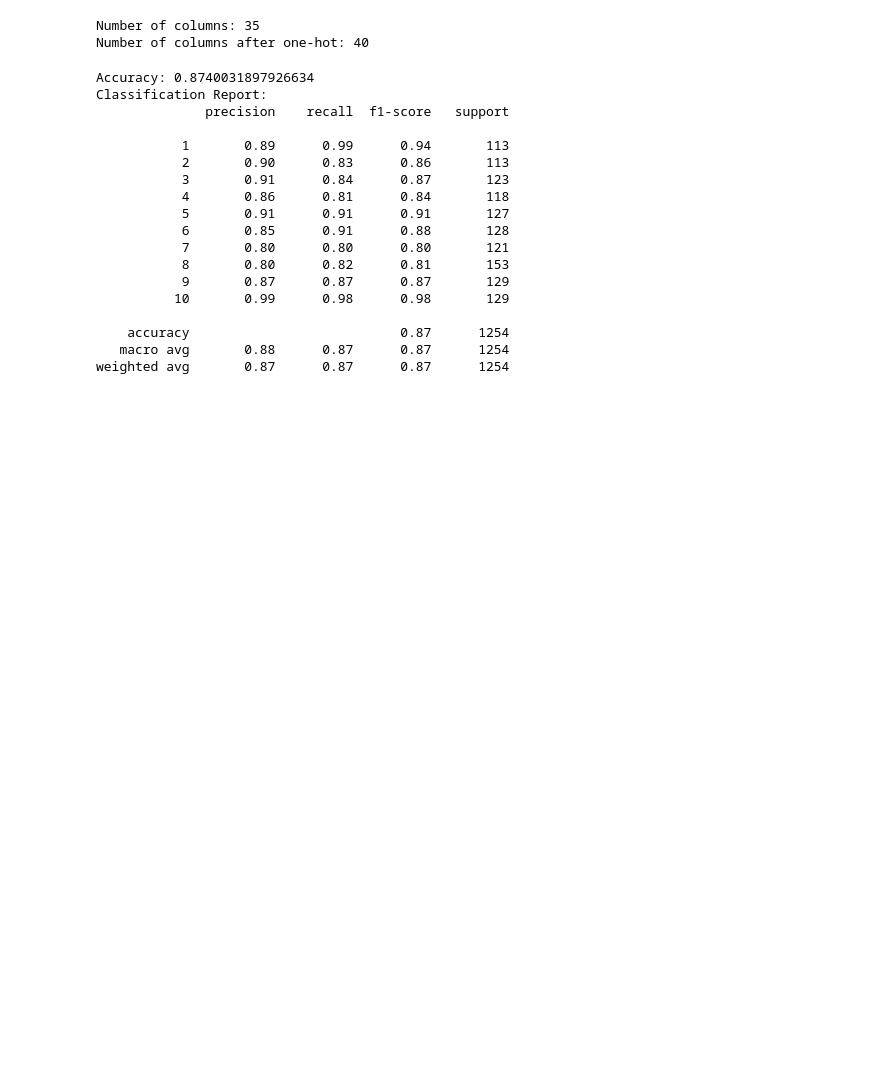
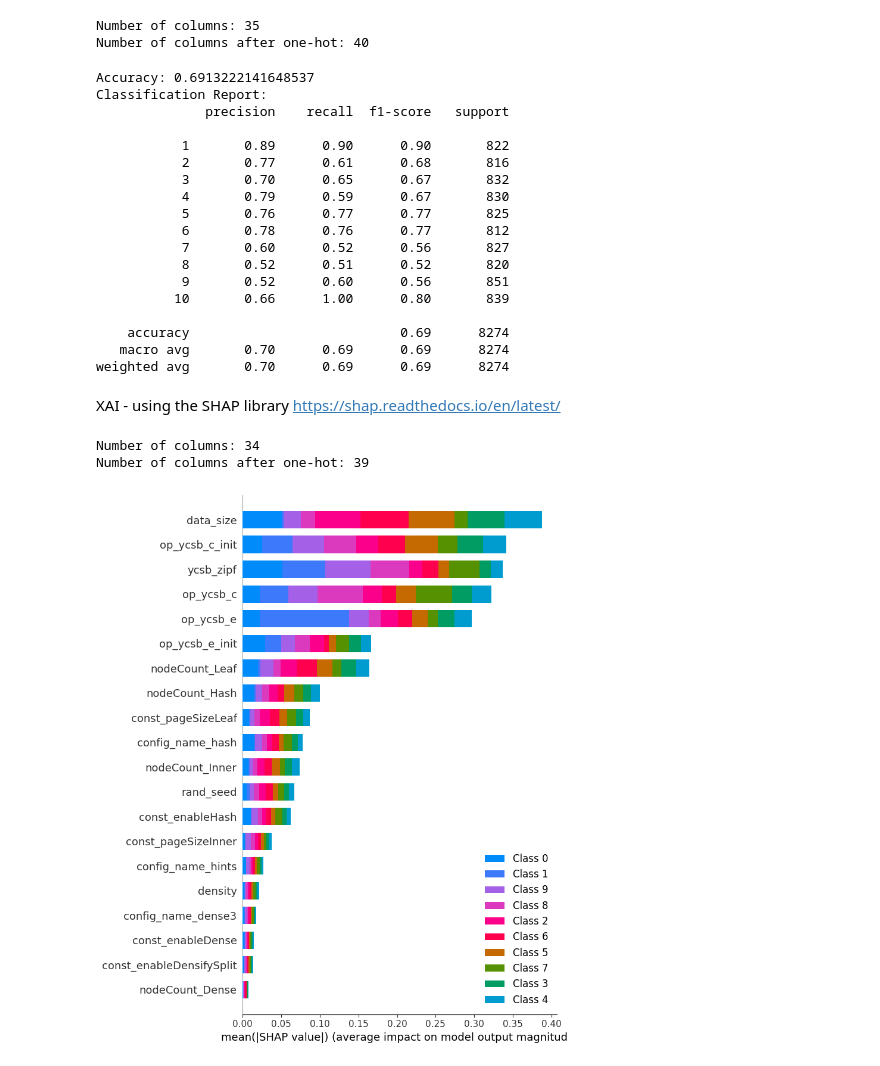
Before and after one commit to rolandhaidari/thesis, a Jupyter notebook: code/04_classifiers/random_forest.ipynb, the cells around one changed output. Saved outputs shown, nothing was run; the diff lists cells and outputs as text; code cells hidden in the pictures; blank space fills up the shorter version.

```diff
--- a/code/04_classifiers/random_forest.ipynb
+++ b/code/04_classifiers/random_forest.ipynb
@@ -2,11 +2,11 @@
 import pandas as pd
 
 # Read the CSV file into a pandas DataFrame
-df = pd.read_csv('../01_preprocess/preprocessed2.csv')
+df = pd.read_csv('../01_preprocess/preprocessed.csv')
 # Calculate the percentile brackets
 df['percentile bracket'] = pd.qcut(df['time'], q=10, labels=False, duplicates='drop') + 1
 
-df.drop(['bin_name','cycle', 'instr', 'LLC_miss','CPU','L1_miss', 'br_miss', 'scale', 'counted_final_key_count', 'GHz', 'time', 'task', 'IPC'], axis=1, inplace=True)
+df.drop(['cycle', 'instr', 'LLC_miss','CPU','L1_miss', 'br_miss', 'scale', 'counted_final_key_count', 'GHz', 'time', 'task', 'IPC'], axis=1, inplace=True)
 df.head()
 # %% [output]
 |  | config_name | const_basicHintCount | const_enableBasicHead | const_enableDense | const_enableDense2 | ... |
@@ -38,7 +38,7 @@ from sklearn.metrics import accuracy_score, classification_report
 X_train, X_test, y_train, y_test = train_test_split(df.drop('percentile bracket', axis=1), df['percentile bracket'], test_size=0.2, random_state=42)
 
 # Create an instance of the RandomForestClassifier
-rf_classifier = RandomForestClassifier()
+rf_classifier = RandomForestClassifier(max_depth=5)
 
 # Fit the classifier to the training data
 rf_classifier.fit(X_train, y_train)
@@ -54,26 +54,51 @@ print("Accuracy:", accuracy)
 print("Classification Report:")
 print(classification_report)
 # %% [output]
-Accuracy: 0.8740031897926634
+Accuracy: 0.6913222141648537
 Classification Report:
               precision    recall  f1-score   support
 
-           1       0.89      0.99      0.94       113
-           2       0.90      0.83      0.86       113
-           3       0.91      0.84      0.87       123
-           4       0.86      0.81      0.84       118
-           5       0.91      0.91      0.91       127
-           6       0.85      0.91      0.88       128
-           7       0.80      0.80      0.80       121
-           8       0.80      0.82      0.81       153
-           9       0.87      0.87      0.87       129
-          10       0.99      0.98      0.98       129
+           1       0.89      0.90      0.90       822
+           2       0.77      0.61      0.68       816
+           3       0.70      0.65      0.67       832
+           4       0.79      0.59      0.67       830
+           5       0.76      0.77      0.77       825
+           6       0.78      0.76      0.77       812
+           7       0.60      0.52      0.56       827
+           8       0.52      0.51      0.52       820
+           9       0.52      0.60      0.56       851
+          10       0.66      1.00      0.80       839
 
-    accuracy                           0.87      1254
-   macro avg       0.88      0.87      0.87      1254
-weighted avg       0.87      0.87      0.87      1254
+    accuracy                           0.69      8274
+   macro avg       0.70      0.69      0.69      8274
+weighted avg       0.70      0.69      0.69      8274
 # %%
 from sklearn import tree
 decision_tree = rf_classifier.estimators_[9]
 df['percentile bracket'] = df['percentile bracket'].astype(str)+"0%"
 text_representation = tree.export_graphviz(decision_tree, feature_names=df.drop('percentile bracket', axis=1).columns, class_names=df['percentile bracket'].unique(), filled=True, out_file="tree99.dot")
+# %% [markdown]
+XAI - using the SHAP library
+https://shap.readthedocs.io/en/latest/
+# %%
+input_data=pd.read_csv('../01_preprocess/shap_raw.csv')
+# Identify non-numeric columns
+non_numeric_columns = input_data.select_dtypes(['object']).columns
+
+print("Number of columns:", input_data.shape[1])
+
+# Apply one-hot encoding to non-numeric columns
+input_data = pd.get_dummies(input_data, columns=non_numeric_columns)
+
+print("Number of columns after one-hot:", input_data.shape[1])
+# %% [output]
+Number of columns: 34
+Number of columns after one-hot: 39
+# %%
+import shap
+explainer = shap.Explainer(rf_classifier)
+
+shap_values = explainer.shap_values(input_data)
+shap.summary_plot(shap_values, input_data)
+# %% [output]
+[figure, added]
```
Also changed, not shown: parts of 4 cells of this notebook, 11 other files.
